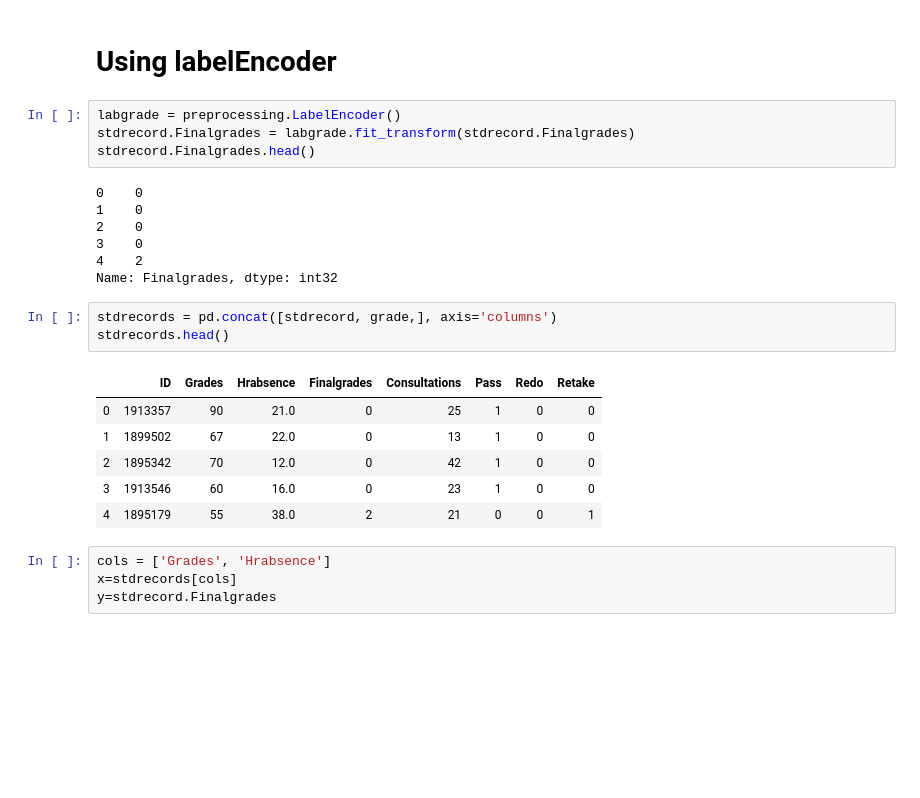
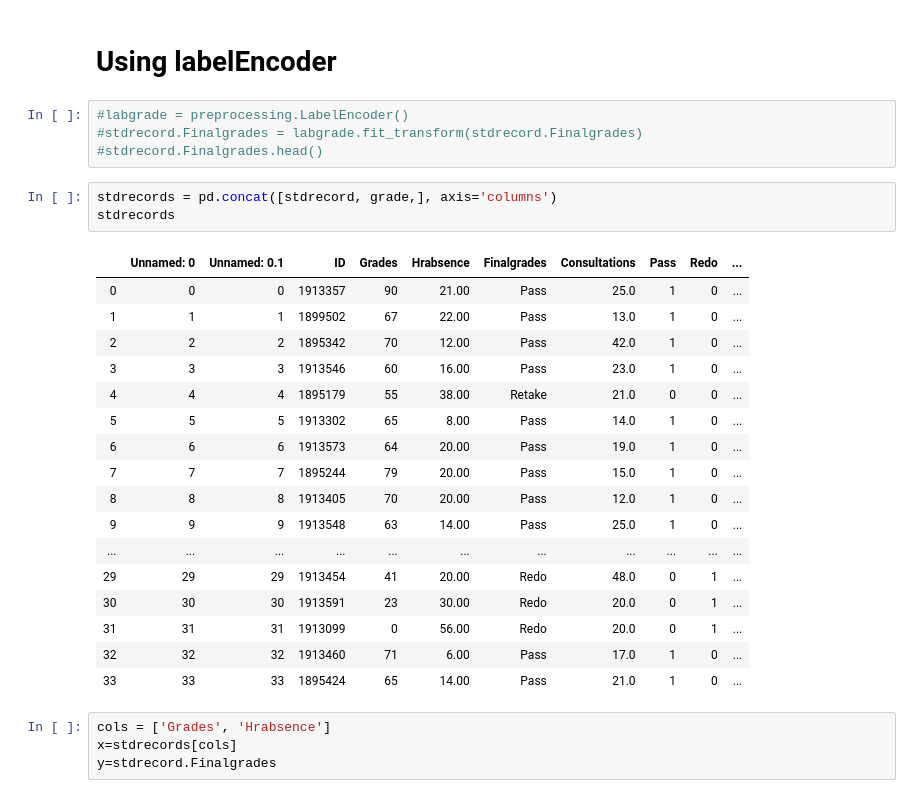
Before and after one commit to bayyaraghu/Usecase, a Jupyter notebook: Untitled2.ipynb, the cells around one changed output. Cells and saved outputs as stored; diff of their text form; blank space fills up the shorter version.

```diff
--- a/Untitled2.ipynb
+++ b/Untitled2.ipynb
@@ -43,26 +44,30 @@ grade.head()
 # %% [markdown]
 # Using labelEncoder
 # %%
-labgrade = preprocessing.LabelEncoder()
-stdrecord.Finalgrades = labgrade.fit_transform(stdrecord.Finalgrades)
-stdrecord.Finalgrades.head()
+#labgrade = preprocessing.LabelEncoder()
+#stdrecord.Finalgrades = labgrade.fit_transform(stdrecord.Finalgrades)
+#stdrecord.Finalgrades.head()
-# %% [output]
-0    0
-1    0
-2    0
-3    0
-4    2
-Name: Finalgrades, dtype: int32
 # %%
 stdrecords = pd.concat([stdrecord, grade,], axis='columns')
-stdrecords.head()
+stdrecords
 # %% [output]
-|  | ID | Grades | Hrabsence | Finalgrades | Consultations | Pass | Redo | Retake |
-| 0 | 1913357 | 90 | 21.0 | 0 | 25 | 1 | 0 | 0 |
-| 1 | 1899502 | 67 | 22.0 | 0 | 13 | 1 | 0 | 0 |
-| 2 | 1895342 | 70 | 12.0 | 0 | 42 | 1 | 0 | 0 |
-| 3 | 1913546 | 60 | 16.0 | 0 | 23 | 1 | 0 | 0 |
-| 4 | 1895179 | 55 | 38.0 | 2 | 21 | 0 | 0 | 1 |
+|  | Unnamed: 0 | Unnamed: 0.1 | ID | Grades | Hrabsence | Finalgrades | Consultations | Pass | Redo | ... |
+| 0 | 0 | 0 | 1913357 | 90 | 21.00 | Pass | 25.0 | 1 | 0 | ... |
+| 1 | 1 | 1 | 1899502 | 67 | 22.00 | Pass | 13.0 | 1 | 0 | ... |
+| 2 | 2 | 2 | 1895342 | 70 | 12.00 | Pass | 42.0 | 1 | 0 | ... |
+| 3 | 3 | 3 | 1913546 | 60 | 16.00 | Pass | 23.0 | 1 | 0 | ... |
+| 4 | 4 | 4 | 1895179 | 55 | 38.00 | Retake | 21.0 | 0 | 0 | ... |
+| 5 | 5 | 5 | 1913302 | 65 | 8.00 | Pass | 14.0 | 1 | 0 | ... |
+| 6 | 6 | 6 | 1913573 | 64 | 20.00 | Pass | 19.0 | 1 | 0 | ... |
+| 7 | 7 | 7 | 1895244 | 79 | 20.00 | Pass | 15.0 | 1 | 0 | ... |
+| 8 | 8 | 8 | 1913405 | 70 | 20.00 | Pass | 12.0 | 1 | 0 | ... |
+| 9 | 9 | 9 | 1913548 | 63 | 14.00 | Pass | 25.0 | 1 | 0 | ... |
+| ... | ... | ... | ... | ... | ... | ... | ... | ... | ... | ... |
+| 29 | 29 | 29 | 1913454 | 41 | 20.00 | Redo | 48.0 | 0 | 1 | ... |
+| 30 | 30 | 30 | 1913591 | 23 | 30.00 | Redo | 20.0 | 0 | 1 | ... |
+| 31 | 31 | 31 | 1913099 | 0 | 56.00 | Redo | 20.0 | 0 | 1 | ... |
+| 32 | 32 | 32 | 1913460 | 71 | 6.00 | Pass | 17.0 | 1 | 0 | ... |
+| 33 | 33 | 33 | 1895424 | 65 | 14.00 | Pass | 21.0 | 1 | 0 | ... |
 # %%
 cols = ['Grades', 'Hrabsence']
 x=stdrecords[cols]
```
Also changed, not shown: parts of 14 cells of this notebook, 1 other file.
